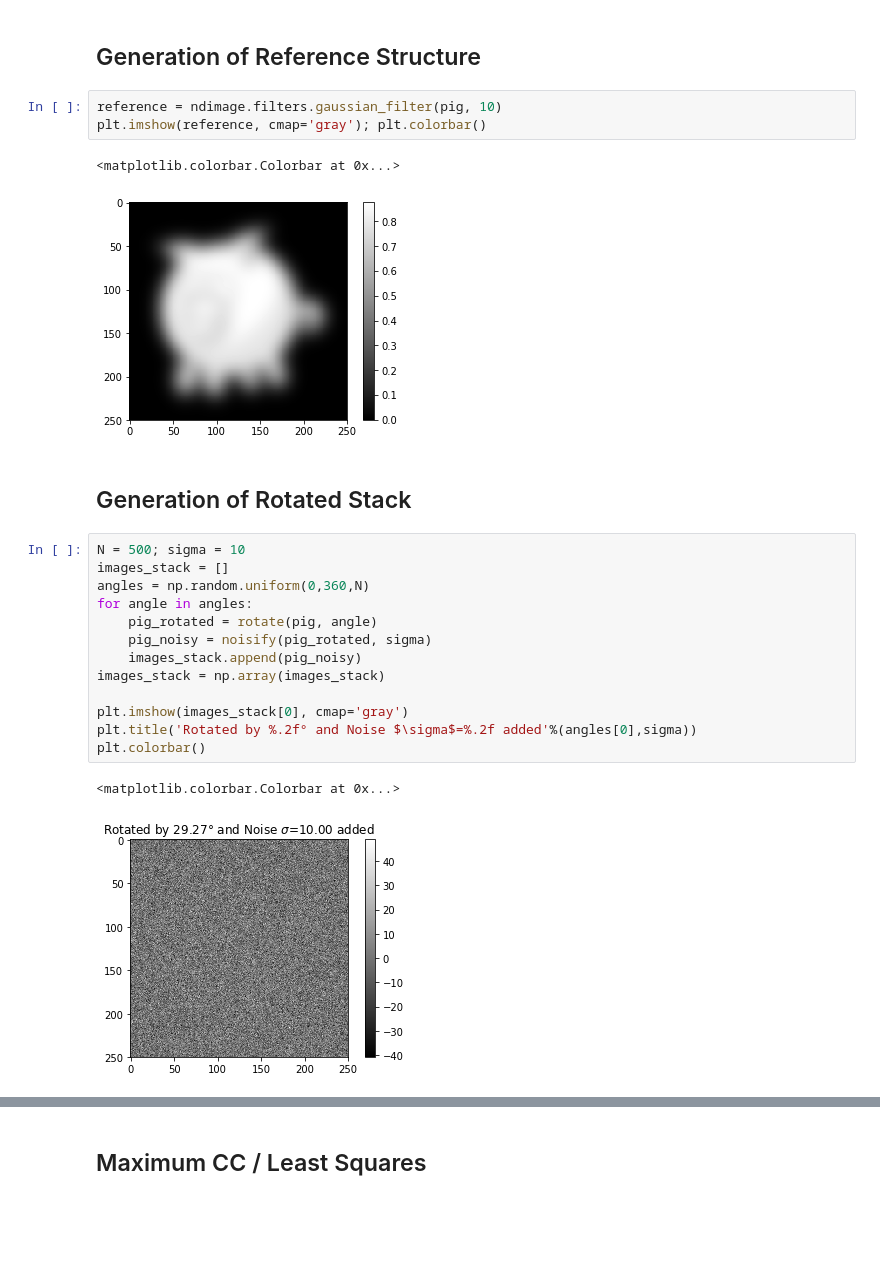
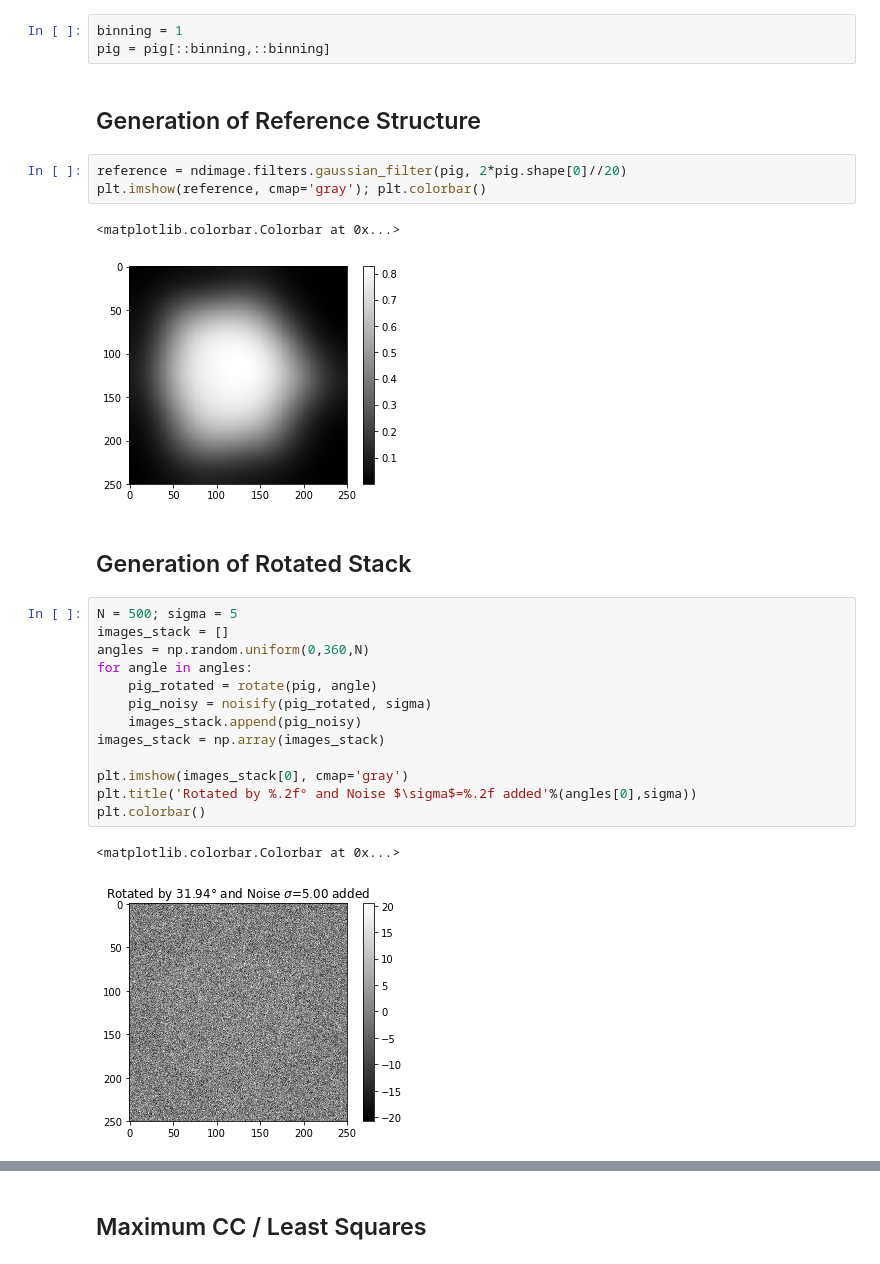
Before and after one commit to stefanhuber1993/CryoEM_Reconstruction, a Jupyter notebook: 1_Alignment2D.ipynb, the cells around one changed output, grey strips where cells are left out. Cells and saved outputs as stored; diff of their text form; blank space fills up the shorter version.

```diff
--- a/1_Alignment2D.ipynb
+++ b/1_Alignment2D.ipynb
@@ -34,15 +35,18 @@ def rotate(image, angle=0):
+# %%
+binning = 1
+pig = pig[::binning,::binning]
 # %% [markdown]
 ## Generation of Reference Structure
 # %%
-reference = ndimage.filters.gaussian_filter(pig, 10)
+reference = ndimage.filters.gaussian_filter(pig, 2*pig.shape[0]//20)
 plt.imshow(reference, cmap='gray'); plt.colorbar()
 # %% [output]
 <matplotlib.colorbar.Colorbar at 0x...>
-[figure, old version]
+[figure, new version]
 # %% [markdown]
 ## Generation of Rotated Stack
 # %%
-N = 500; sigma = 10
+N = 500; sigma = 5
 images_stack = []
 angles = np.random.uniform(0,360,N)
 for angle in angles:
@@ -56,4 +60,4 @@ plt.title('Rotated by %.2f° and Noise $\sigma$=%.2f added'%(angles[0],sigma))
 plt.colorbar()
 # %% [output]
 <matplotlib.colorbar.Colorbar at 0x...>
-[figure, old version]
+[figure, new version]
```
Also changed, not shown: parts of 9 cells of this notebook, 1 other file.
